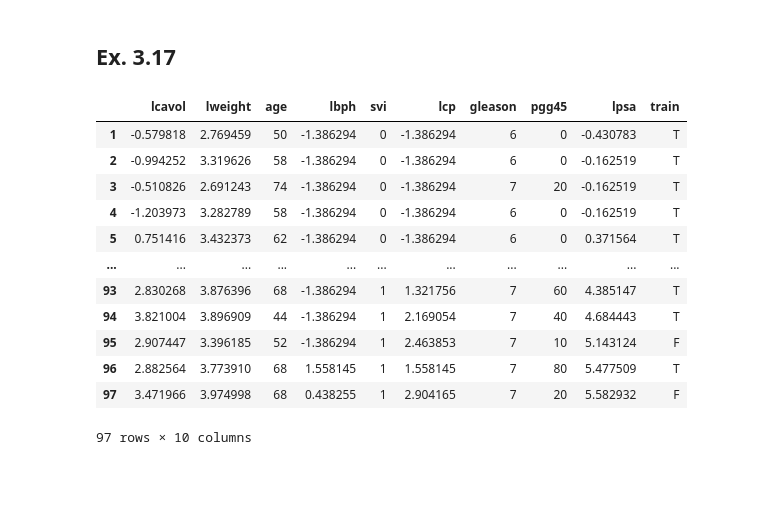
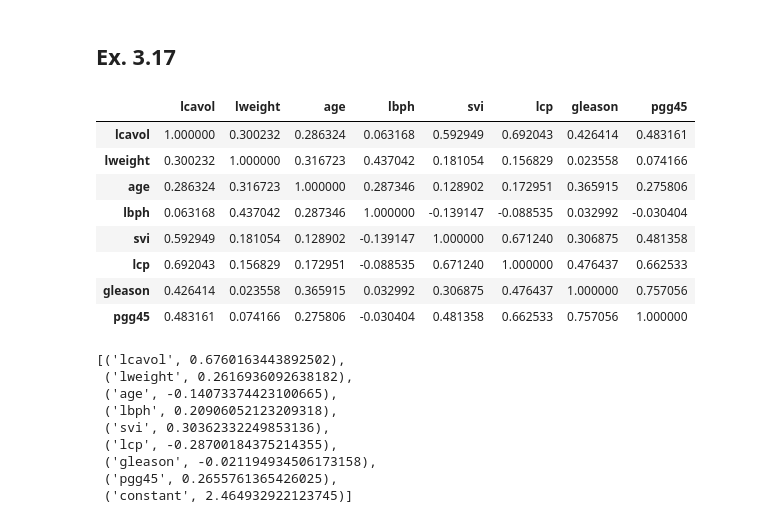
Before and after one commit to IanFla/Statistical-Learning, a Jupyter notebook: Ch3.ipynb, the cells around one changed output. Drawn from its saved outputs; the diff is of its cells as text; code cells hidden in the pictures; blank space fills up the shorter version.

```diff
--- a/Ch3.ipynb
+++ b/Ch3.ipynb
@@ -54,19 +54,38 @@ Xsigmah/zsigmah: 1.5715675234159387
 # %% [markdown]
 ## Ex. 3.17
-# %%
-data=pd.read_csv('./data/prostate', sep=' ', index_col=0)
-data
-# %% [output]
-|  | lcavol | lweight | age | lbph | svi | lcp | gleason | pgg45 | lpsa | train |
-| 1 | -0.579818 | 2.769459 | 50 | -1.386294 | 0 | -1.386294 | 6 | 0 | -0.430783 | T |
-| 2 | -0.994252 | 3.319626 | 58 | -1.386294 | 0 | -1.386294 | 6 | 0 | -0.162519 | T |
-| 3 | -0.510826 | 2.691243 | 74 | -1.386294 | 0 | -1.386294 | 7 | 20 | -0.162519 | T |
-| 4 | -1.203973 | 3.282789 | 58 | -1.386294 | 0 | -1.386294 | 6 | 0 | -0.162519 | T |
-| 5 | 0.751416 | 3.432373 | 62 | -1.386294 | 0 | -1.386294 | 6 | 0 | 0.371564 | T |
-| ... | ... | ... | ... | ... | ... | ... | ... | ... | ... | ... |
-| 93 | 2.830268 | 3.876396 | 68 | -1.386294 | 1 | 1.321756 | 7 | 60 | 4.385147 | T |
-| 94 | 3.821004 | 3.896909 | 44 | -1.386294 | 1 | 2.169054 | 7 | 40 | 4.684443 | T |
-| 95 | 2.907447 | 3.396185 | 52 | -1.386294 | 1 | 2.463853 | 7 | 10 | 5.143124 | F |
-| 96 | 2.882564 | 3.773910 | 68 | 1.558145 | 1 | 1.558145 | 7 | 80 | 5.477509 | T |
-| 97 | 3.471966 | 3.974998 | 68 | 0.438255 | 1 | 2.904165 | 7 | 20 | 5.582932 | F |
-97 rows × 10 columns
+# %%
+predictors = pd.read_csv('./data/prostate', sep=' ', index_col=0)
+train = predictors.pop('train')
+response = predictors.pop('lpsa')
+predictors = predictors.apply(zscore)
+display(predictors[train == 'T'].corr())
+predictors['constant'] = 1
+
+X = predictors[train == 'T'].values
+y = response[train == 'T'].values
+X_test = predictors[train == 'F'].values
+y_test = response[train == 'F'].values
+# %% [output]
+|  | lcavol | lweight | age | lbph | svi | lcp | gleason | pgg45 |
+| lcavol | 1.000000 | 0.300232 | 0.286324 | 0.063168 | 0.592949 | 0.692043 | 0.426414 | 0.483161 |
+| lweight | 0.300232 | 1.000000 | 0.316723 | 0.437042 | 0.181054 | 0.156829 | 0.023558 | 0.074166 |
+| age | 0.286324 | 0.316723 | 1.000000 | 0.287346 | 0.128902 | 0.172951 | 0.365915 | 0.275806 |
+| lbph | 0.063168 | 0.437042 | 0.287346 | 1.000000 | -0.139147 | -0.088535 | 0.032992 | -0.030404 |
+| svi | 0.592949 | 0.181054 | 0.128902 | -0.139147 | 1.000000 | 0.671240 | 0.306875 | 0.481358 |
+| lcp | 0.692043 | 0.156829 | 0.172951 | -0.088535 | 0.671240 | 1.000000 | 0.476437 | 0.662533 |
+| gleason | 0.426414 | 0.023558 | 0.365915 | 0.032992 | 0.306875 | 0.476437 | 1.000000 | 0.757056 |
+| pgg45 | 0.483161 | 0.074166 | 0.275806 | -0.030404 | 0.481358 | 0.662533 | 0.757056 | 1.000000 |
+# %%
+beta_ls = np.linalg.inv(X.T.dot(X)).dot(X.T).dot(y)
+display(list(zip(predictors.columns,beta_ls)))
+test_err = np.mean((X_test.dot(beta_ls) - y_test) ** 2)
+# %% [output]
+[('lcavol', 0.6760163443892502),
+ ('lweight', 0.2616936092638182),
+ ('age', -0.14073374423100665),
+ ('lbph', 0.20906052123209318),
+ ('svi', 0.30362332249853136),
+ ('lcp', -0.28700184375214355),
+ ('gleason', -0.021194934506173158),
+ ('pgg45', 0.2655761365426025),
+ ('constant', 2.464932922123745)]
```
Also changed, not shown: parts of 4 cells of this notebook.
